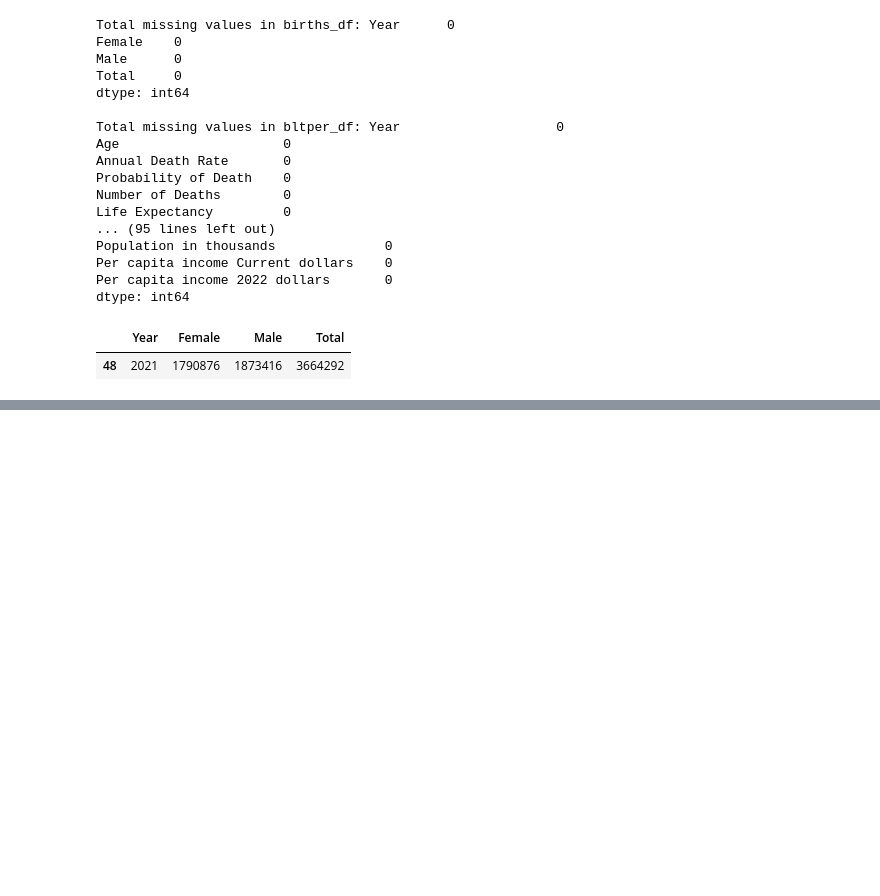
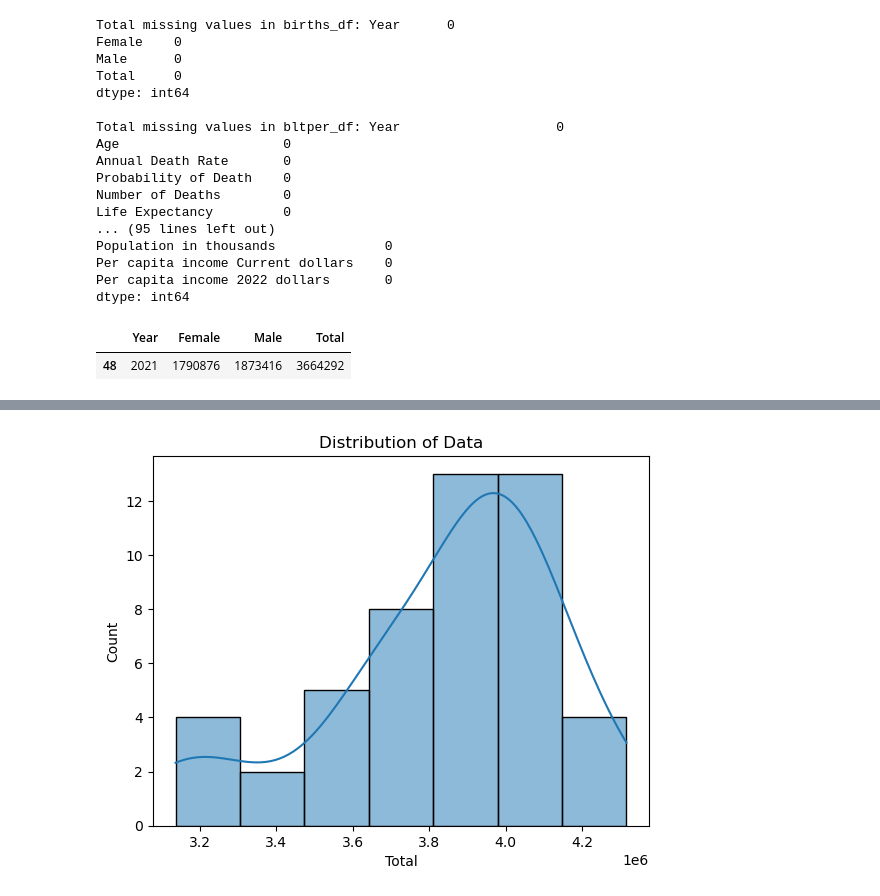
Before and after one commit to ColeGeiger/Project_3, a Jupyter notebook: project-3-data-intake.ipynb, the cells around one changed output, grey strips where cells are left out. Cells and saved outputs as stored; diff of their text form; code cells hidden in the pictures; blank space fills up the shorter version.

```diff
--- a/project-3-data-intake.ipynb
+++ b/project-3-data-intake.ipynb
@@ -49,4 +50,6 @@ bltper_df.head()
 # %%
+##INCOME and PER CAPITA CLEANING
+
 #Removing "(#)" in Size of households\nand year for income and per_capita
 income_df['Size of Household\r\nand year'] = income_df['Size of Household\r\nand year'].str.replace(r'\(\d+\)', '', regex=True)
 per_capita_df['Year'] = per_capita_df['Year'].str.replace(r'\(\d+\)', '', regex=True)
@@ -55,8 +58,9 @@ per_capita_df['Year'] = per_capita_df['Year'].str.replace(r'\(\d+\)', '', regex=
 income_df.rename(columns={'Size of Household\r\nand year': 'Year'}, inplace=True)
 per_capita_df.rename(columns={'Year': 'Year'}, inplace=True)
 
-# # Remove commas from 'Number (thousands)' and convert to numeric
-# income_df['Number (thousands)'] = income_df['Number (thousands)'].replace({',': ''}, regex=True).apply(pd.to_numeric, errors='coerce')
-# # Handle the rest of the columns
-# numerical_columns = income_df.select_dtypes(include=['object']).columns.difference(['Number (thousands)'])
-# income_df[numerical_columns] = income_df[numerical_columns].replace({',': ''}, regex=True).apply(pd.to_numeric, errors='coerce')
+# Convert all to integer
+income_columns_to_convert = ['Number (thousands)', 'Median Income Current dollars', 'Median Income 2022 dollars', 'Mean Income Current dollars', 'Mean Income 2022 dollars']
+income_df[income_columns_to_convert] = income_df[income_columns_to_convert].replace({',': ''}, regex=True).astype(np.int64)
+
+per_capita_columns_to_convert = ['Population in thousands', 'Per capita income Current dollars', 'Per capita income 2022 dollars']
+per_capita_df[per_capita_columns_to_convert] = per_capita_df[per_capita_columns_to_convert].replace({',': ''}, regex=True).astype(np.int64)
@@ -298,0 +328,8 @@ plt.show() (edited)
+# %%
+#Distribution of number Births by year
+
+sns.histplot(births_df['Total'], kde=True)
+plt.title('Distribution of Data')
+plt.show()
+# %% [output]
+[figure, added]
```
Also changed, not shown: parts of 28 cells of this notebook, 7 other files.
